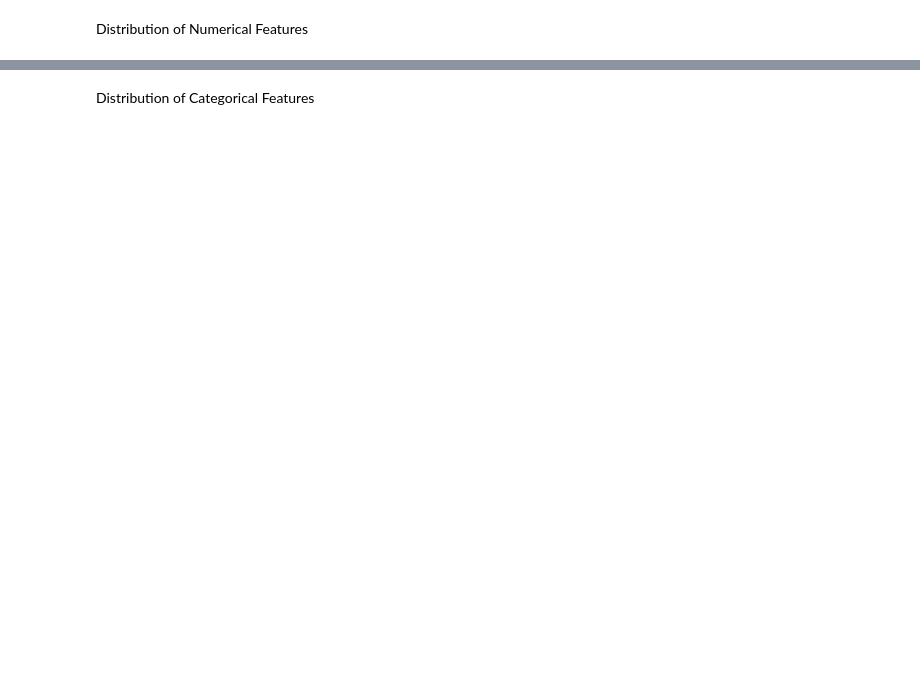
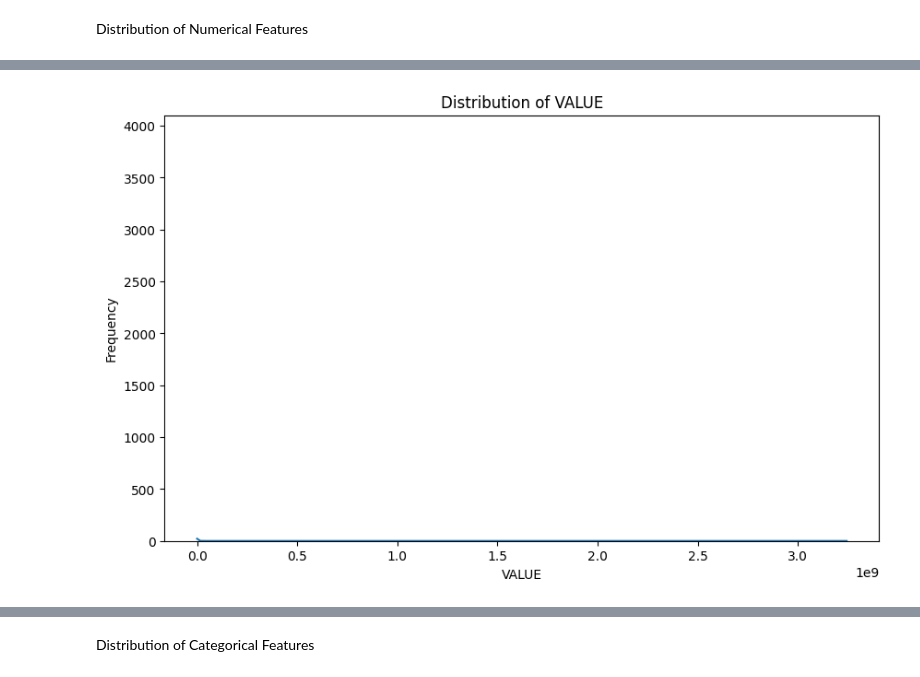
Before and after one commit to Victor-Osei/TransBorder-Freight-Data-Analysis, a Jupyter notebook: new.ipynb, the cells around one changed output, grey strips where cells are left out. Drawn from its saved outputs; the diff is of its cells as text; code cells hidden in the pictures; blank space fills up the shorter version.

```diff
--- a/new.ipynb
+++ b/new.ipynb
@@ -1078,0 +1093,13 @@ for feature in numerical_features:
+# %%
+# Path to the cleaned data file
+cleaned_data_file = "cleaned_df.csv"
+
+# Load the cleaned DataFrame from the CSV file
+df = pd.read_csv(cleaned_data_file)
+
+# Sample a subset of the data (e.g., 10,000 rows)
+df_sample = df.sample(n=10000, random_state=42)
+
+# Verify the sampled DataFrame
+df_sample.info()
+print(df_sample.head())
@@ -1078,0 +1153,16 @@ for feature in numerical_features:
+# %%
+# Plot histograms for numerical features
+# import matplotlib.pyplot as plt
+# import seaborn as sns
+
+numerical_features = df_sample.select_dtypes(include=['int64', 'float64']).columns
+
+for feature in numerical_features:
+    plt.figure(figsize=(10, 6))
+    sns.histplot(df_sample[feature], kde=True)
+    plt.title(f'Distribution of {feature}')
+    plt.xlabel(feature)
+    plt.ylabel('Frequency')
+    plt.show()
+# %% [output]
+[figure, added]
```
Also changed, not shown: parts of 9 cells of this notebook.
